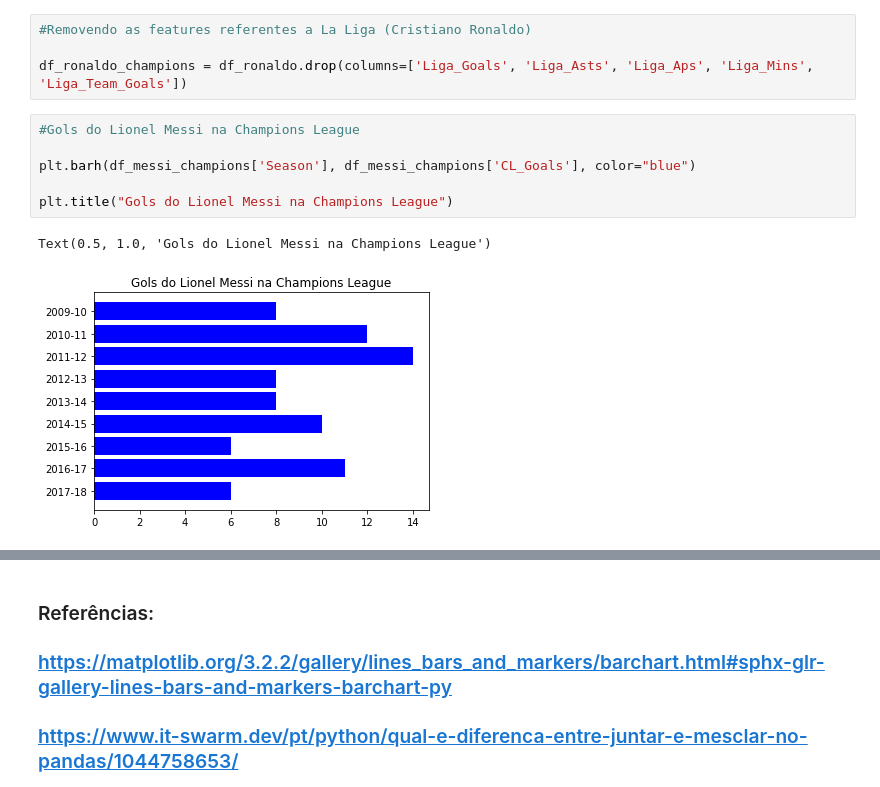
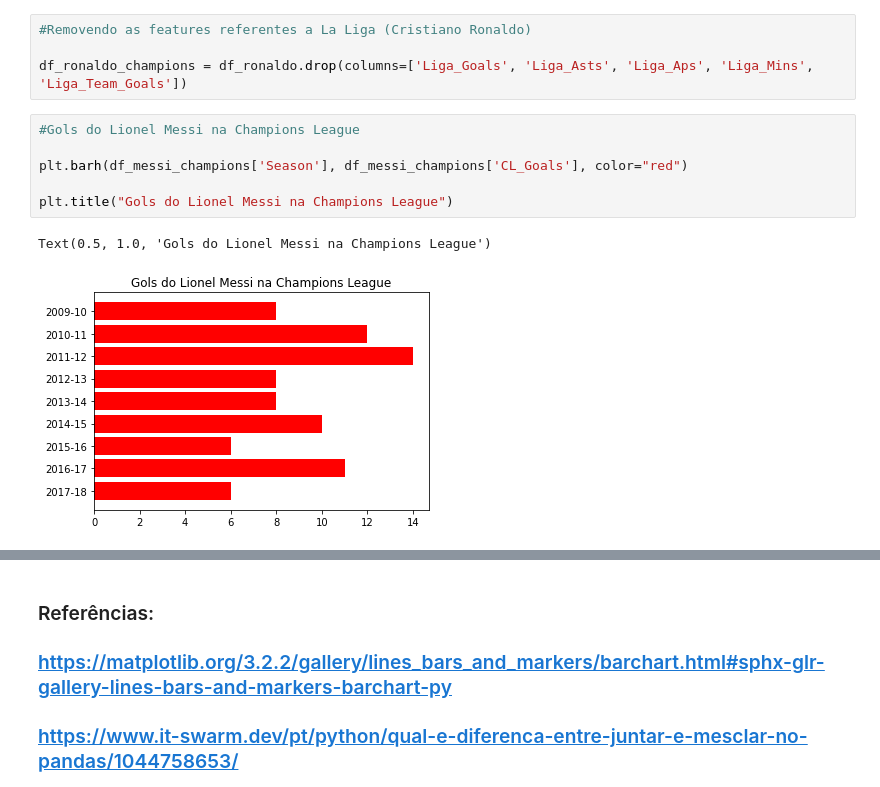
Before and after one commit to Marco87/Projects, a Jupyter notebook: Python/Projetos/MessiRonaldo/messironaldo.ipynb, the cells around one changed output, grey strips where cells are left out. Saved outputs shown, nothing was run; the diff lists cells and outputs as text.

```diff
--- a/Python/Projetos/MessiRonaldo/messironaldo.ipynb
+++ b/Python/Projetos/MessiRonaldo/messironaldo.ipynb
@@ -250,9 +250,9 @@ df_ronaldo_champions = df_ronaldo.drop(columns=['Liga_Goals', 'Liga_Asts', 'Liga
 # %%
 #Gols do Lionel Messi na Champions League
 
-plt.barh(df_messi_champions['Season'], df_messi_champions['CL_Goals'], color="blue")
+plt.barh(df_messi_champions['Season'], df_messi_champions['CL_Goals'], color="red")
 
 plt.title("Gols do Lionel Messi na Champions League")
 # %% [output]
 Text(0.5, 1.0, 'Gols do Lionel Messi na Champions League')
-[figure, old version]
+[figure, new version]
```
Also changed, not shown: parts of 1 cell of this notebook.
